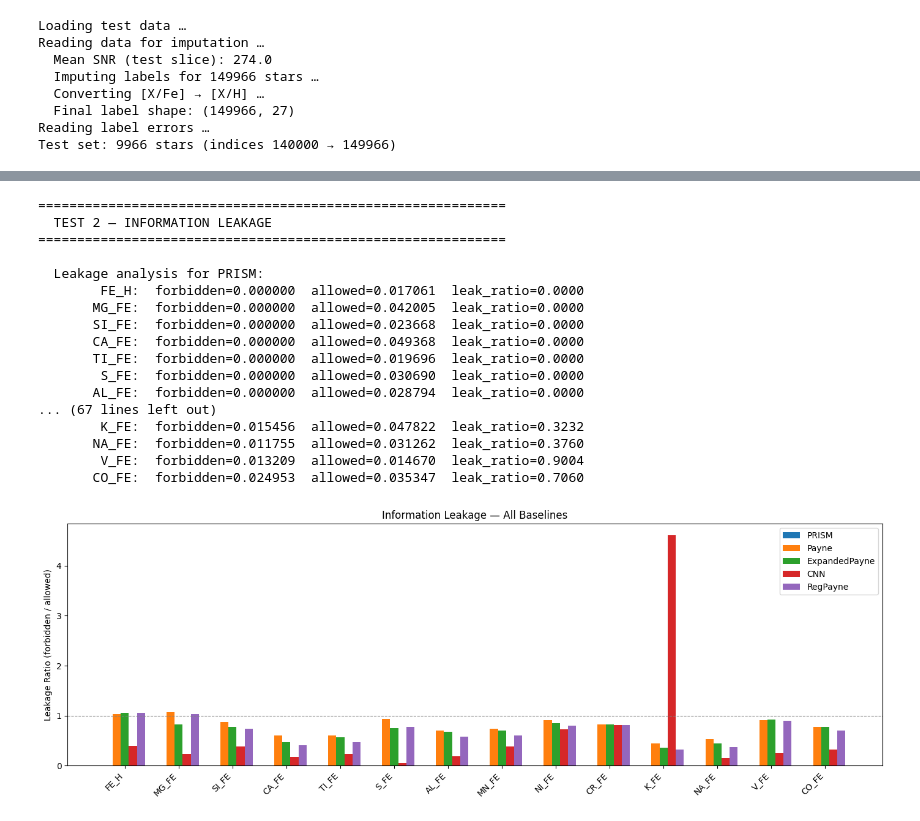
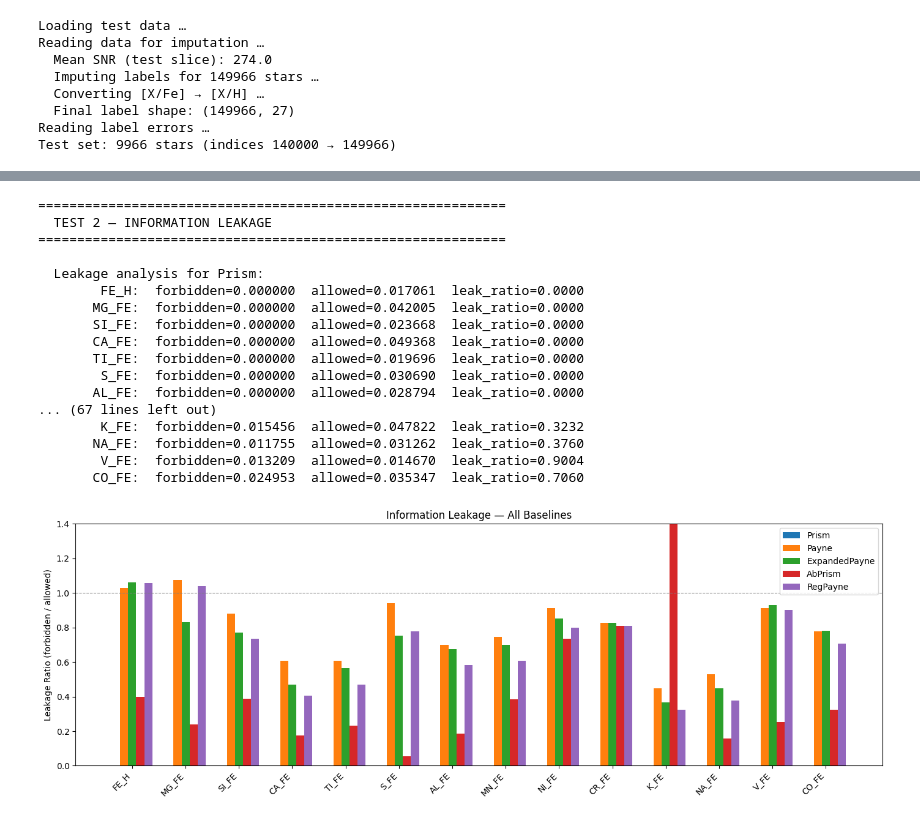
Before and after one commit to Aneeshshastri/PRISM, a Jupyter notebook: Model-tester.ipynb, the cells around one changed output, grey strips where cells are left out. Drawn from its saved outputs; the diff is of its cells as text; code cells hidden in the pictures.

Commit message:
Kaggle Notebook | spectrogram-tester-V2 | Version 4

```diff
--- a/Model-tester.ipynb
+++ b/Model-tester.ipynb
@@ -436,13 +436,13 @@ h5_path  = "/kaggle/input/datasets/aneeshshastri/aspcapstar-dr17-150kstars/apoge
 
 stats_path = "/kaggle/input/models/aneeshshastri/stargen-comparision/tensorflow2/default/14/dataset_stats_120k.npz"
 
-# Main PRISM model
+# Main Prism model
 model_path = "/kaggle/input/models/aneeshshastri/stargen-comparision/tensorflow2/default/14/APOGEE_SGEN.keras"
 
 # Baseline models — TODO:
 model_path_P  = "/kaggle/input/models/aneeshshastri/stargen-comparision/tensorflow2/default/14/ThePayne.keras"
 model_path_EP = "/kaggle/input/models/aneeshshastri/stargen-comparision/tensorflow2/default/14/Expanded_Payne.keras"
-model_path_CNN = "/kaggle/input/models/aneeshshastri/stargen-comparision/tensorflow2/default/14/SPECTROGRAM_GENERATOR.keras"
+model_path_AbPrism = "/kaggle/input/models/aneeshshastri/stargen-comparision/tensorflow2/default/14/SPECTROGRAM_GENERATOR.keras"
 model_path_RP = "/kaggle/input/models/aneeshshastri/stargen-comparision/tensorflow2/default/14/RegPayne.keras"
 
 # Mask for leakage test — uses apogee_mask.npy (NOT jacobian_mask.npy)
@@ -502,8 +502,8 @@ gen_data_P = tf.cast(ThePayne.predict(test_labels), tf.float32)
 ExpandedPayne = tf.keras.models.load_model(model_path_EP)
 gen_data_EP = tf.cast(ExpandedPayne.predict(test_labels), tf.float32)
 
-base_CNN = tf.keras.models.load_model(model_path_CNN)
-gen_data_CNN = tf.cast(base_CNN.predict(test_labels), tf.float32)
+base_AbPrism = tf.keras.models.load_model(model_path_AbPrism)
+gen_data_AbPrism = tf.cast(base_AbPrism.predict(test_labels), tf.float32)
 
 reg_Payne = tf.keras.models.load_model(model_path_RP)
 gen_data_RP = tf.cast(reg_Payne.predict(test_labels), tf.float32)
@@ -646,12 +646,12 @@ test_chi2_EP = reduced_chi_square(
     model_obj=ExpandedPayne,
 )
 
-test_chi2_CNN = reduced_chi_square(
-    real_data, gen_data_CNN[:, :, 0] if len(gen_data_CNN.shape) > 2 else gen_data_CNN,
+test_chi2_AbPrism = reduced_chi_square(
+    real_data, gen_data_AbPrism[:, :, 0] if len(gen_data_AbPrism.shape) > 2 else gen_data_AbPrism,
     real_data_ivar,
     tf.constant(test_labels, dtype=tf.float32),
     tf.constant(test_label_err, dtype=tf.float32),
-    model_obj=base_CNN,
+    model_obj=base_AbPrism,
 )
 
 test_chi2_RP = reduced_chi_square(
@@ -662,8 +662,8 @@ test_chi2_RP = reduced_chi_square(
 )
 
 # ── Print summary ──
-for name, chi2 in [("PRISM", test_chi2), ("Payne", test_chi2_P),
-                    ("ExpandedPayne", test_chi2_EP), ("CNN", test_chi2_CNN),
+for name, chi2 in [("Prism", test_chi2), ("Payne", test_chi2_P),
+                    ("ExpandedPayne", test_chi2_EP), ("AbPrism", test_chi2_AbPrism),
                     ("RegPayne", test_chi2_RP)]:
     print(f"\n{name}:")
     print(f"  Mean   = {chi2.mean():.3f}")
@@ -706,8 +706,8 @@ logg_phys = test_labels[:len(test_chi2), logg_idx] * STD_TENSOR[logg_idx] + MEAN
 mh_phys   = test_labels[:len(test_chi2), mh_idx]   * STD_TENSOR[mh_idx]   + MEAN_TENSOR[mh_idx]
 snr_phys  = SNR[:len(test_chi2)]
 
-chi2_all = {"PRISM": test_chi2, "Payne": test_chi2_P, "ExpandedPayne": test_chi2_EP,
-            "CNN": test_chi2_CNN, "RegPayne": test_chi2_RP}
+chi2_all = {"Prism": test_chi2, "Payne": test_chi2_P, "ExpandedPayne": test_chi2_EP,
+            "AbPrism": test_chi2_AbPrism, "RegPayne": test_chi2_RP}
 
 for xvals, xname in [(teff_phys, "Teff"), (logg_phys, "log_g"),
                       (mh_phys, "M_H"), (snr_phys, "SNR")]:
@@ -810,51 +810,52 @@ def compute_leakage(model_obj, model_name, test_lab, mask, epsilon=1e-4):
 
 
 # Run leakage for ALL baselines
-leakage_prism = compute_leakage(model,         "PRISM",         test_labels, apogee_mask)
+leakage_prism = compute_leakage(model,         "Prism",         test_labels, apogee_mask)
 leakage_payne = compute_leakage(ThePayne,      "Payne",         test_labels, apogee_mask)
 leakage_exp   = compute_leakage(ExpandedPayne, "ExpandedPayne", test_labels, apogee_mask)
-leakage_cnn   = compute_leakage(base_CNN,      "CNN",           test_labels, apogee_mask)
+leakage_AbPrism   = compute_leakage(base_AbPrism,      "AbPrism",           test_labels, apogee_mask)
 leakage_rp    = compute_leakage(reg_Payne,     "RegPayne",      test_labels, apogee_mask)
 
 # ── Leakage bar chart ──
-all_leakage = {"PRISM": leakage_prism, "Payne": leakage_payne,
-               "ExpandedPayne": leakage_exp, "CNN": leakage_cnn, "RegPayne": leakage_rp}
+all_leakage = {"Prism": leakage_prism, "Payne": leakage_payne,
+               "ExpandedPayne": leakage_exp, "AbPrism": leakage_AbPrism, "RegPayne": leakage_rp}
 elements = ATOMIC_LABELS
 x_pos    = np.arange(len(elements))
 width    = 0.15
 
 fig, ax = plt.subplots(figsize=(14, 5))
+ax.set_ylim(0, 1.4)
 for i, (name, leak) in enumerate(all_leakage.items()):
     ratios = [leak[el]['ratio'] if el in leak else 0 for el in elements]
     ax.bar(x_pos + i * width, ratios, width, label=name)
 ax.set_xticks(x_pos + 2 * width)
 ax.set_xticklabels(elements, rotation=45, ha='right')
 ax.set_ylabel("Leakage Ratio (forbidden / allowed)")
 ax.set_title("Information Leakage — All Baselines")
 ax.legend()
 ax.axhline(1.0, ls='--', color='grey', lw=0.8)
 fig.tight_layout()
 fig.savefig("leakage_comparison.png")
 plt.show()
 # %% [output]
 ============================================================
   TEST 2 — INFORMATION LEAKAGE
 ============================================================
 
-  Leakage analysis for PRISM:
+  Leakage analysis for Prism:
         FE_H:  forbidden=0.000000  allowed=0.017061  leak_ratio=0.0000
        MG_FE:  forbidden=0.000000  allowed=0.042005  leak_ratio=0.0000
        SI_FE:  forbidden=0.000000  allowed=0.023668  leak_ratio=0.0000
        CA_FE:  forbidden=0.000000  allowed=0.049368  leak_ratio=0.0000
        TI_FE:  forbidden=0.000000  allowed=0.019696  leak_ratio=0.0000
         S_FE:  forbidden=0.000000  allowed=0.030690  leak_ratio=0.0000
        AL_FE:  forbidden=0.000000  allowed=0.028794  leak_ratio=0.0000
 ... (67 lines left out)
         K_FE:  forbidden=0.015456  allowed=0.047822  leak_ratio=0.3232
        NA_FE:  forbidden=0.011755  allowed=0.031262  leak_ratio=0.3760
         V_FE:  forbidden=0.013209  allowed=0.014670  leak_ratio=0.9004
        CO_FE:  forbidden=0.024953  allowed=0.035347  leak_ratio=0.7060
-[figure, old version]
+[figure, new version]
 # %%
 # ============================================================================
 #  TEST 3: REDUCED CHI-SQUARED BY STELLAR TYPE
```
Also changed, not shown: parts of 4 cells of this notebook.
